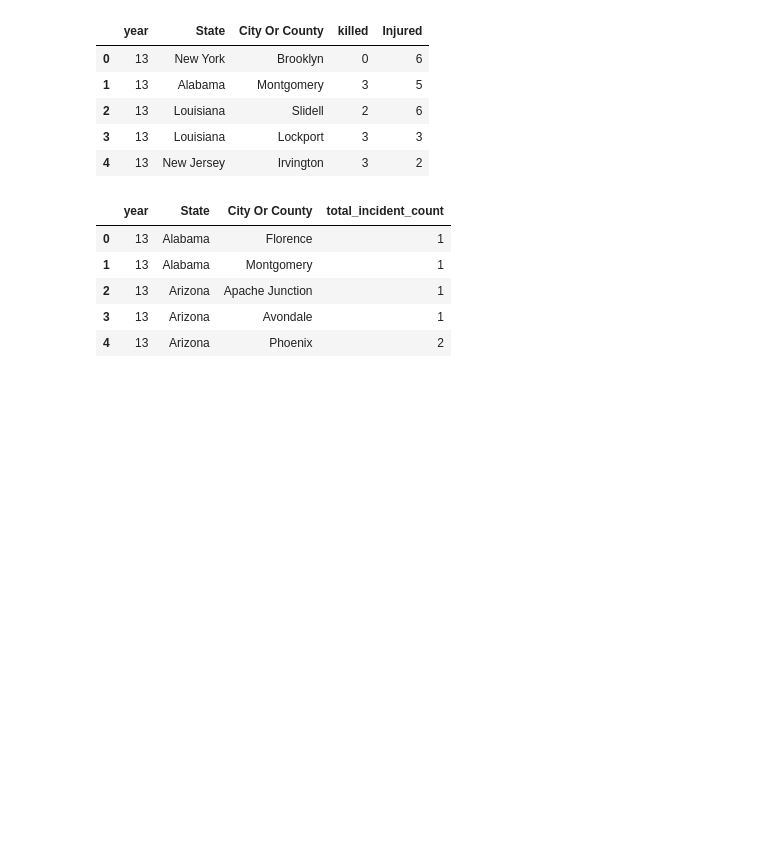
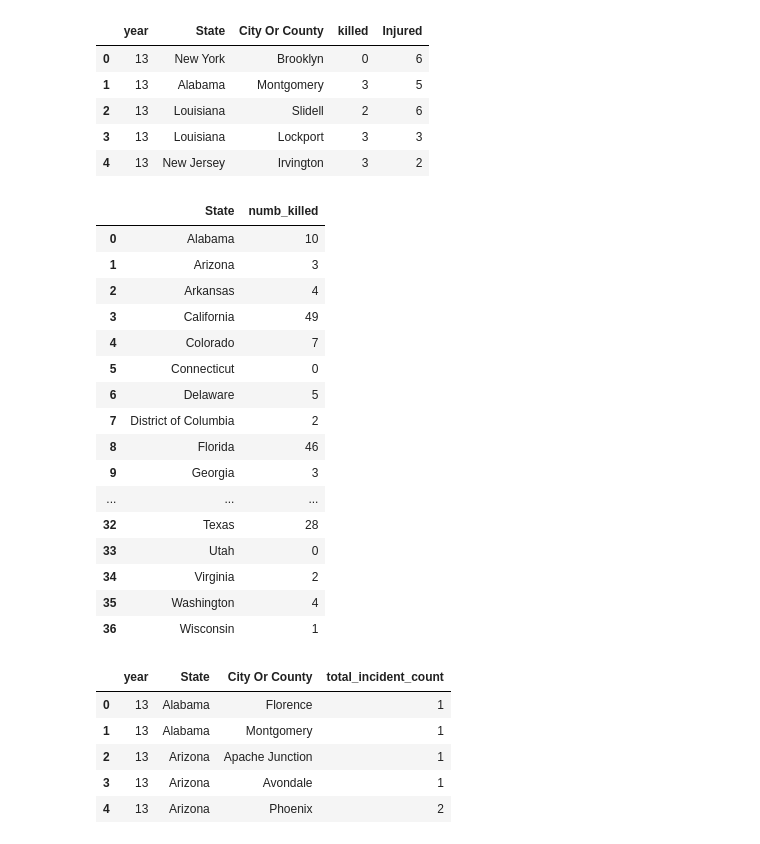
Before and after one commit to dekuwin24/Data-Visualization, a Jupyter notebook: Untitled.ipynb, the cells around one changed output. Drawn from its saved outputs; the diff is of its cells as text; code cells hidden in the pictures; blank space fills up the shorter version.

```diff
--- a/Untitled.ipynb
+++ b/Untitled.ipynb
@@ -292,7 +292,23 @@ df1.head()
 | 4 | 13 | New Jersey | Irvington | 3 | 2 |
 # %%
 df2=df1[df1['year'].astype(str).str.contains("18")]
-df2.head()
 df3=df2.groupby(['State'])["killed"].apply(lambda x : x.astype(int).sum()).to_frame('numb_killed').reset_index()
-df3.head()
-df3.to_csv('2018_masshooting_killed.csv')
+df3
+# %% [output]
+|  | State | numb_killed |
+| 0 | Alabama | 10 |
+| 1 | Arizona | 3 |
+| 2 | Arkansas | 4 |
+| 3 | California | 49 |
+| 4 | Colorado | 7 |
+| 5 | Connecticut | 0 |
+| 6 | Delaware | 5 |
+| 7 | District of Columbia | 2 |
+| 8 | Florida | 46 |
+| 9 | Georgia | 3 |
+| ... | ... | ... |
+| 32 | Texas | 28 |
+| 33 | Utah | 0 |
+| 34 | Virginia | 2 |
+| 35 | Washington | 4 |
+| 36 | Wisconsin | 1 |
```
Also changed, not shown: parts of 1 cell of this notebook, 1 other file.
